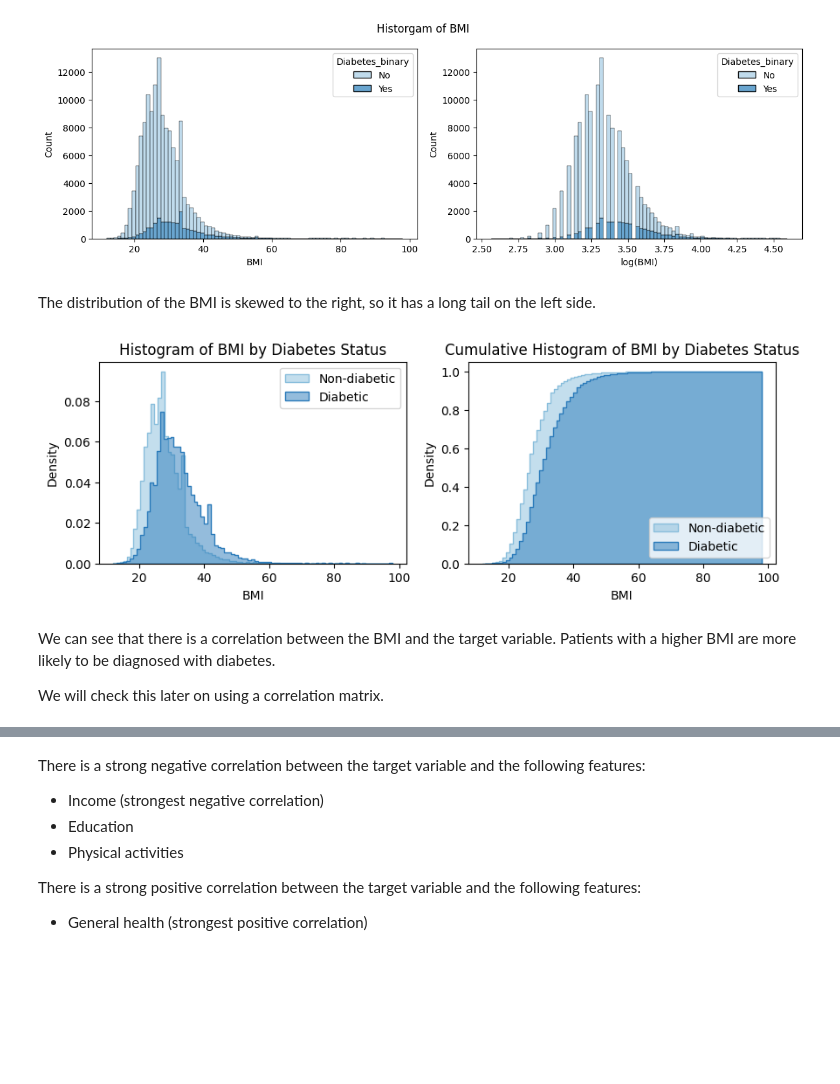
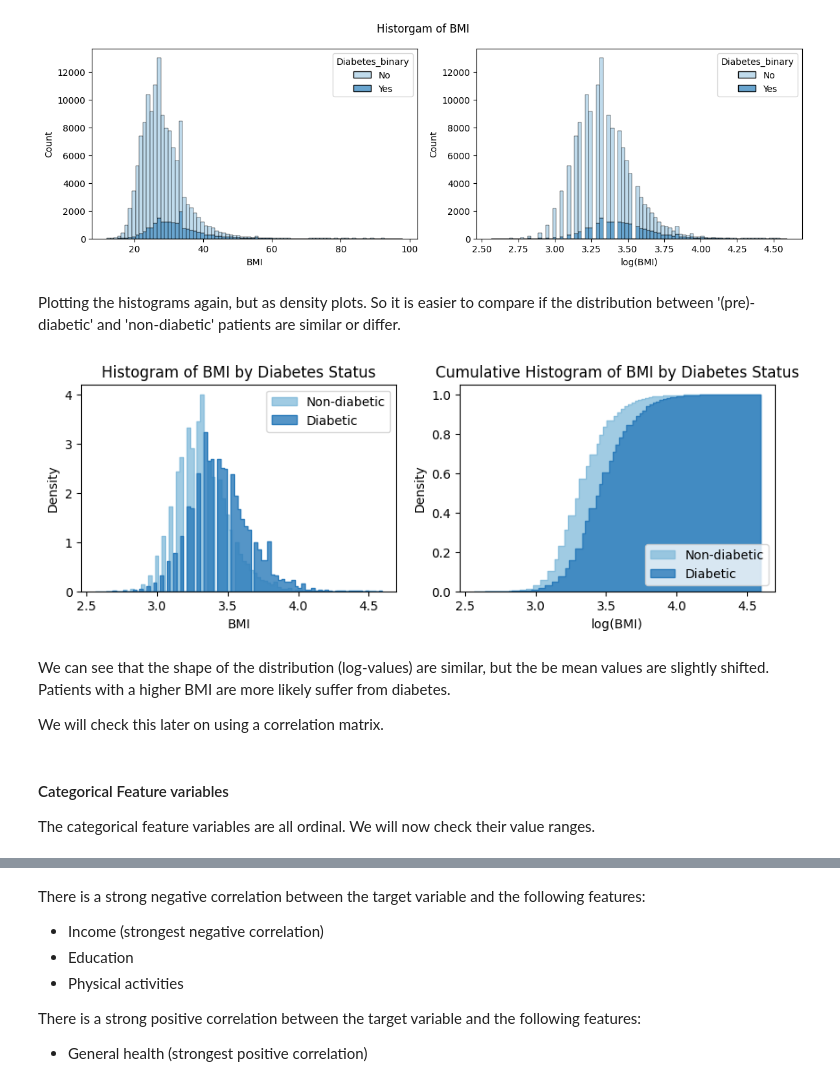
Before and after one commit to ai2ys/CDC-Diabetes-Health-Indicators, a Jupyter notebook: eda.ipynb, the cells around one changed output, grey strips where cells are left out. Cells and saved outputs as stored; diff of their text form; code cells hidden in the pictures; blank space fills up the shorter version.

Commit message:
Adding various training

```diff
--- a/eda.ipynb
+++ b/eda.ipynb
@@ -620,34 +611,43 @@ plt.tight_layout()
 plt.show()
 # %% [output]
 [figure]
-# %% [markdown]
-The distribution of the BMI is skewed to the right, so it has a long tail on the left side.
+# %% [markdown]
+Plotting the histograms again, but as density plots. So it is easier to compare if the distribution between '(pre)-diabetic' and 'non-diabetic' patients are similar or differ.
 # %%
 fig, (ax1, ax2) = plt.subplots(ncols=2, figsize=(10, 3))
-df_train_plot_nondiabetic = df_train_plot.drop(indices_diabetic.index)
-df_train_plot_diabetic = df_train_plot.drop(indices_nondiabetic.index)
+df_train_plot_nondiabetic = df_train_plot_log.drop(indices_diabetic.index)
+df_train_plot_diabetic = df_train_plot_log.drop(indices_nondiabetic.index)
 
 # Left plot: histogram
-sns.histplot(data=df_train_plot_nondiabetic, x='BMI', ax=ax1, bins=df_train_plot['BMI'].nunique(), color=sns.color_palette('Blues')[2], alpha=0.5, label='Non-diabetic', stat='density', element='step')
-sns.histplot(data=df_train_plot_diabetic, x='BMI', ax=ax1, bins=df_train_plot['BMI'].nunique(), color=sns.color_palette('Blues')[4], alpha=0.5, label='Diabetic', stat='density', element='step')
+sns.histplot(
+    data=df_train_plot_nondiabetic, x='BMI',
+    ax=ax1, bins=df_train_plot['BMI'].nunique(), color=sns.color_palette('Blues')[2],
+    alpha=0.8, label='Non-diabetic', stat='density', element='step')
+sns.histplot(
+    data=df_train_plot_diabetic, x='BMI',
+    ax=ax1, bins=df_train_plot['BMI'].nunique(), color=sns.color_palette('Blues')[4],
+    alpha=0.8, label='Diabetic', stat='density', element='step')
 ax1.set_xlabel('BMI')
 ax1.set_ylabel('Density')
 ax1.set_title('Histogram of BMI by Diabetes Status')
 ax1.legend()
 
 # Right plot: cumulative histogram
-sns.histplot(data=df_train_plot_nondiabetic, x='BMI', ax=ax2, bins=df_train_plot['BMI'].nunique(), color=sns.color_palette('Blues')[2], alpha=0.5, label='Non-diabetic', stat='density', cumulative=True, element='step')
-sns.histplot(data=df_train_plot_diabetic, x='BMI', ax=ax2, bins=df_train_plot['BMI'].nunique(), color=sns.color_palette('Blues')[4], alpha=0.5, label='Diabetic', stat='density', cumulative=True, element='step')
-ax2.set_xlabel('BMI')
+sns.histplot(
+    data=df_train_plot_nondiabetic, x='BMI', ax=ax2, bins=df_train_plot['BMI'].nunique(),
+    color=sns.color_palette('Blues')[2], alpha=0.8, label='Non-diabetic', stat='density', cumulative=True, element='step')
+sns.histplot(
+    data=df_train_plot_diabetic, x='BMI', ax=ax2, bins=df_train_plot['BMI'].nunique(),
+    color=sns.color_palette('Blues')[4], alpha=0.8, label='Diabetic', stat='density', cumulative=True, element='step')
+ax2.set_xlabel('log(BMI)')
 ax2.set_ylabel('Density')
 ax2.set_title('Cumulative Histogram of BMI by Diabetes Status')
 ax2.legend(loc='lower right')
 
 plt.show()
 # %% [output]
-[figure, old version]
+[figure, new version]
 # %% [markdown]
-We can see that there is a correlation between the BMI and the target variable.
-Patients with a higher BMI are more likely to be diagnosed with diabetes.
+We can see that the shape of the distribution (log-values) are similar, but the be mean values are slightly shifted. Patients with a higher BMI are more likely suffer from diabetes.
 
 We will check this later on using a correlation matrix.
@@ -693,0 +654,4 @@ We will check this later on using a correlation matrix.
+# %% [markdown]
+#### Categorical Feature variables
+
+The categorical feature variables are all ordinal. We will now check their value ranges.
```
Also changed, not shown: parts of 71 cells of this notebook, 7 other files.
